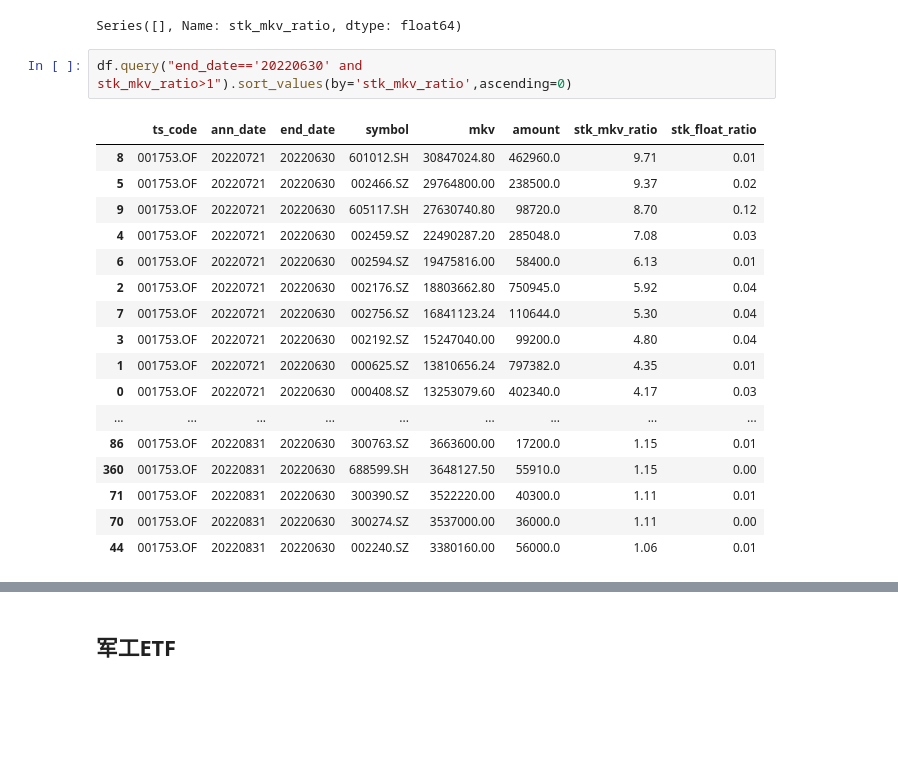
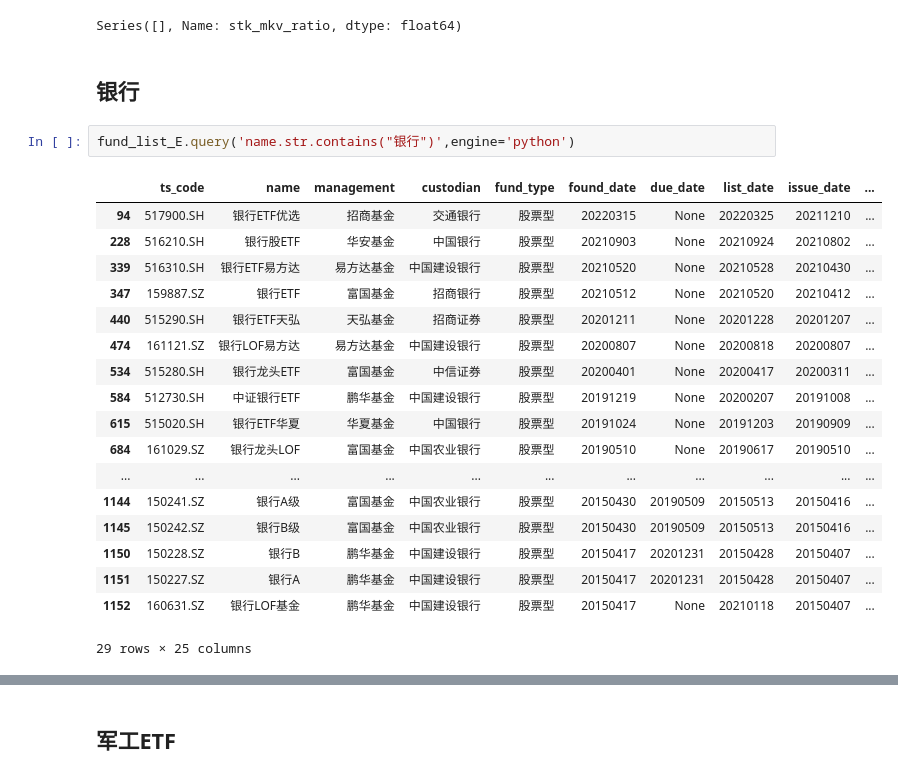
Before and after one commit to nuswgg/quants_qa, a Jupyter notebook: tushare/基金分析.ipynb, the cells around one changed output, grey strips where cells are left out. Drawn from its saved outputs; the diff is of its cells as text; blank space fills up the shorter version.

```diff
--- a/tushare/基金分析.ipynb
+++ b/tushare/基金分析.ipynb
@@ -246,23 +422,26 @@ df.query('end_date == "20160801"').sort_values(by='stk_mkv_ratio',ascending = 0)
 df.query("end_date=='20220630'").groupby(['ts_code'])['stk_mkv_ratio'].sum()
 # %% [output]
 Series([], Name: stk_mkv_ratio, dtype: float64)
-# %%
-df.query("end_date=='20220630' and stk_mkv_ratio>1").sort_values(by='stk_mkv_ratio',ascending=0)
-# %% [output]
-|  | ts_code | ann_date | end_date | symbol | mkv | amount | stk_mkv_ratio | stk_float_ratio |
-| 8 | 001753.OF | 20220721 | 20220630 | 601012.SH | 30847024.80 | 462960.0 | 9.71 | 0.01 |
-| 5 | 001753.OF | 20220721 | 20220630 | 002466.SZ | 29764800.00 | 238500.0 | 9.37 | 0.02 |
-| 9 | 001753.OF | 20220721 | 20220630 | 605117.SH | 27630740.80 | 98720.0 | 8.70 | 0.12 |
-| 4 | 001753.OF | 20220721 | 20220630 | 002459.SZ | 22490287.20 | 285048.0 | 7.08 | 0.03 |
-| 6 | 001753.OF | 20220721 | 20220630 | 002594.SZ | 19475816.00 | 58400.0 | 6.13 | 0.01 |
-| 2 | 001753.OF | 20220721 | 20220630 | 002176.SZ | 18803662.80 | 750945.0 | 5.92 | 0.04 |
-| 7 | 001753.OF | 20220721 | 20220630 | 002756.SZ | 16841123.24 | 110644.0 | 5.30 | 0.04 |
-| 3 | 001753.OF | 20220721 | 20220630 | 002192.SZ | 15247040.00 | 99200.0 | 4.80 | 0.04 |
-| 1 | 001753.OF | 20220721 | 20220630 | 000625.SZ | 13810656.24 | 797382.0 | 4.35 | 0.01 |
-| 0 | 001753.OF | 20220721 | 20220630 | 000408.SZ | 13253079.60 | 402340.0 | 4.17 | 0.03 |
-| ... | ... | ... | ... | ... | ... | ... | ... | ... |
-| 86 | 001753.OF | 20220831 | 20220630 | 300763.SZ | 3663600.00 | 17200.0 | 1.15 | 0.01 |
-| 360 | 001753.OF | 20220831 | 20220630 | 688599.SH | 3648127.50 | 55910.0 | 1.15 | 0.00 |
-| 71 | 001753.OF | 20220831 | 20220630 | 300390.SZ | 3522220.00 | 40300.0 | 1.11 | 0.01 |
-| 70 | 001753.OF | 20220831 | 20220630 | 300274.SZ | 3537000.00 | 36000.0 | 1.11 | 0.00 |
-| 44 | 001753.OF | 20220831 | 20220630 | 002240.SZ | 3380160.00 | 56000.0 | 1.06 | 0.01 |
+# %% [markdown]
+## 银行
+# %%
+fund_list_E.query('name.str.contains("银行")',engine='python')
+# %% [output]
+|  | ts_code | name | management | custodian | fund_type | found_date | due_date | list_date | issue_date | ... |
+| 94 | 517900.SH | 银行ETF优选 | 招商基金 | 交通银行 | 股票型 | 20220315 | None | 20220325 | 20211210 | ... |
+| 228 | 516210.SH | 银行股ETF | 华安基金 | 中国银行 | 股票型 | 20210903 | None | 20210924 | 20210802 | ... |
+| 339 | 516310.SH | 银行ETF易方达 | 易方达基金 | 中国建设银行 | 股票型 | 20210520 | None | 20210528 | 20210430 | ... |
+| 347 | 159887.SZ | 银行ETF | 富国基金 | 招商银行 | 股票型 | 20210512 | None | 20210520 | 20210412 | ... |
+| 440 | 515290.SH | 银行ETF天弘 | 天弘基金 | 招商证券 | 股票型 | 20201211 | None | 20201228 | 20201207 | ... |
+| 474 | 161121.SZ | 银行LOF易方达 | 易方达基金 | 中国建设银行 | 股票型 | 20200807 | None | 20200818 | 20200807 | ... |
+| 534 | 515280.SH | 银行龙头ETF | 富国基金 | 中信证券 | 股票型 | 20200401 | None | 20200417 | 20200311 | ... |
+| 584 | 512730.SH | 中证银行ETF | 鹏华基金 | 中国建设银行 | 股票型 | 20191219 | None | 20200207 | 20191008 | ... |
+| 615 | 515020.SH | 银行ETF华夏 | 华夏基金 | 中国银行 | 股票型 | 20191024 | None | 20191203 | 20190909 | ... |
+| 684 | 161029.SZ | 银行龙头LOF | 富国基金 | 中国农业银行 | 股票型 | 20190510 | None | 20190617 | 20190510 | ... |
+| ... | ... | ... | ... | ... | ... | ... | ... | ... | ... | ... |
+| 1144 | 150241.SZ | 银行A级 | 富国基金 | 中国农业银行 | 股票型 | 20150430 | 20190509 | 20150513 | 20150416 | ... |
+| 1145 | 150242.SZ | 银行B级 | 富国基金 | 中国农业银行 | 股票型 | 20150430 | 20190509 | 20150513 | 20150416 | ... |
+| 1150 | 150228.SZ | 银行B | 鹏华基金 | 中国建设银行 | 股票型 | 20150417 | 20201231 | 20150428 | 20150407 | ... |
+| 1151 | 150227.SZ | 银行A | 鹏华基金 | 中国建设银行 | 股票型 | 20150417 | 20201231 | 20150428 | 20150407 | ... |
+| 1152 | 160631.SZ | 银行LOF基金 | 鹏华基金 | 中国建设银行 | 股票型 | 20150417 | None | 20210118 | 20150407 | ... |
+29 rows × 25 columns
```
Also changed, not shown: parts of 128 cells of this notebook, 3 other files.
